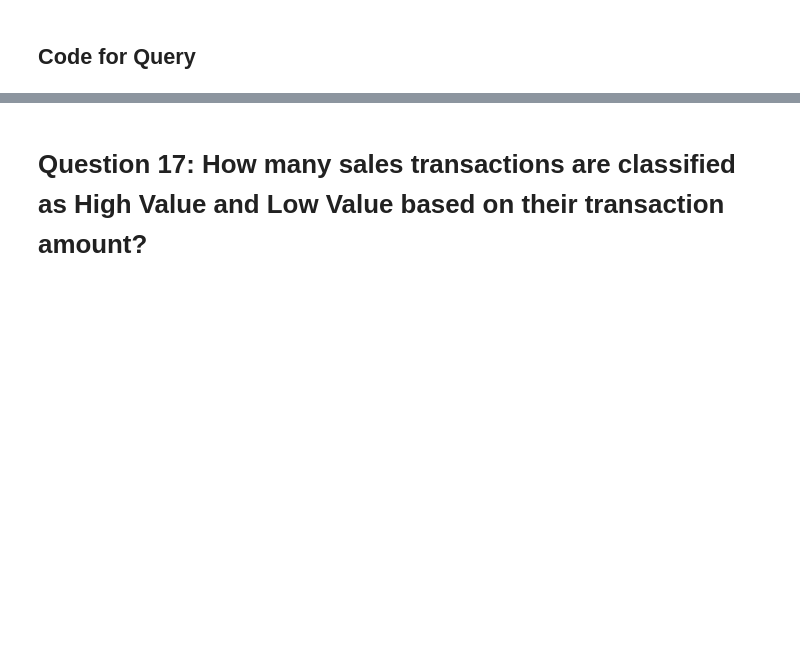
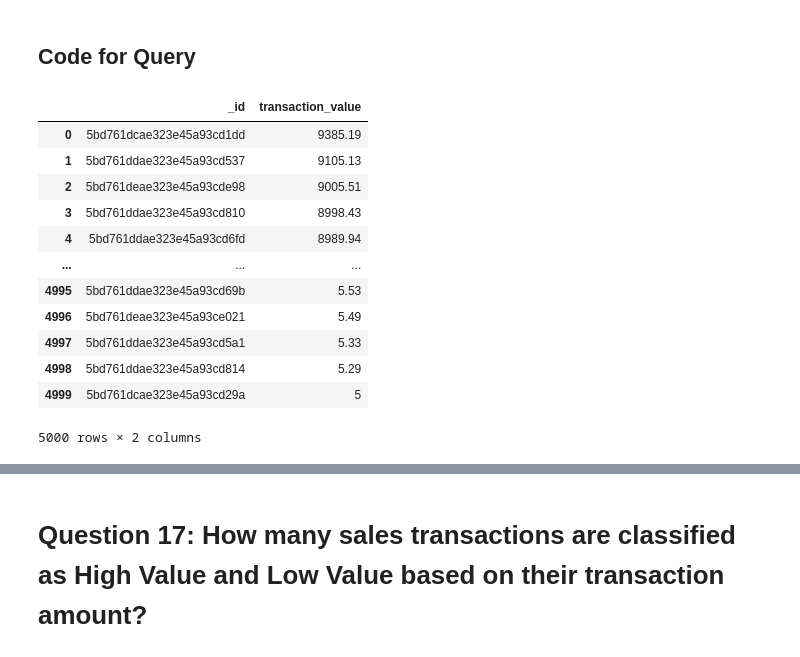
Before and after one commit to thanuja-reddi/MongoDB_EDA_Case_Study, a Jupyter notebook: notebooks/homework_casestudy_questions.ipynb, the cells around one changed output, grey strips where cells are left out. Saved outputs shown, nothing was run; the diff lists cells and outputs as text; code cells hidden in the pictures; blank space fills up the shorter version.

```diff
--- a/notebooks/homework_casestudy_questions.ipynb
+++ b/notebooks/homework_casestudy_questions.ipynb
@@ -1275,3 +1275,47 @@ Since each transaction contains multiple purchased products, the total transacti
 Unlike previous analyses that summarized the entire dataset, this question calculates the value of **every individual transaction**, demonstrating how MongoDB can generate derived business metrics using aggregation pipelines.
 # %% [markdown]
 ## Code for Query
+# %%
+pipeline = [
+    {
+        "$unwind": "$items"
+    },
+    {
+        "$group": {
+            "_id": "$_id",
+            "transaction_value": {
+                "$sum": {
+                    "$multiply": [
+                        "$items.quantity",
+                        "$items.price"
+                    ]
+                }
+            }
+        }
+    },
+    {
+        "$sort": {
+            "transaction_value": -1
+        }
+    }
+]
+
+result = list(sales.aggregate(pipeline))
+
+transaction_values = pd.DataFrame(result)
+
+transaction_values
+# %% [output]
+|  | _id | transaction_value |
+| 0 | 5bd761dcae323e45a93cd1dd | 9385.19 |
+| 1 | 5bd761ddae323e45a93cd537 | 9105.13 |
+| 2 | 5bd761deae323e45a93cde98 | 9005.51 |
+| 3 | 5bd761ddae323e45a93cd810 | 8998.43 |
+| 4 | 5bd761ddae323e45a93cd6fd | 8989.94 |
+| ... | ... | ... |
+| 4995 | 5bd761ddae323e45a93cd69b | 5.53 |
+| 4996 | 5bd761deae323e45a93ce021 | 5.49 |
+| 4997 | 5bd761ddae323e45a93cd5a1 | 5.33 |
+| 4998 | 5bd761ddae323e45a93cd814 | 5.29 |
+| 4999 | 5bd761dcae323e45a93cd29a | 5 |
+5000 rows × 2 columns
```
Also changed, not shown: parts of 4 cells of this notebook.
